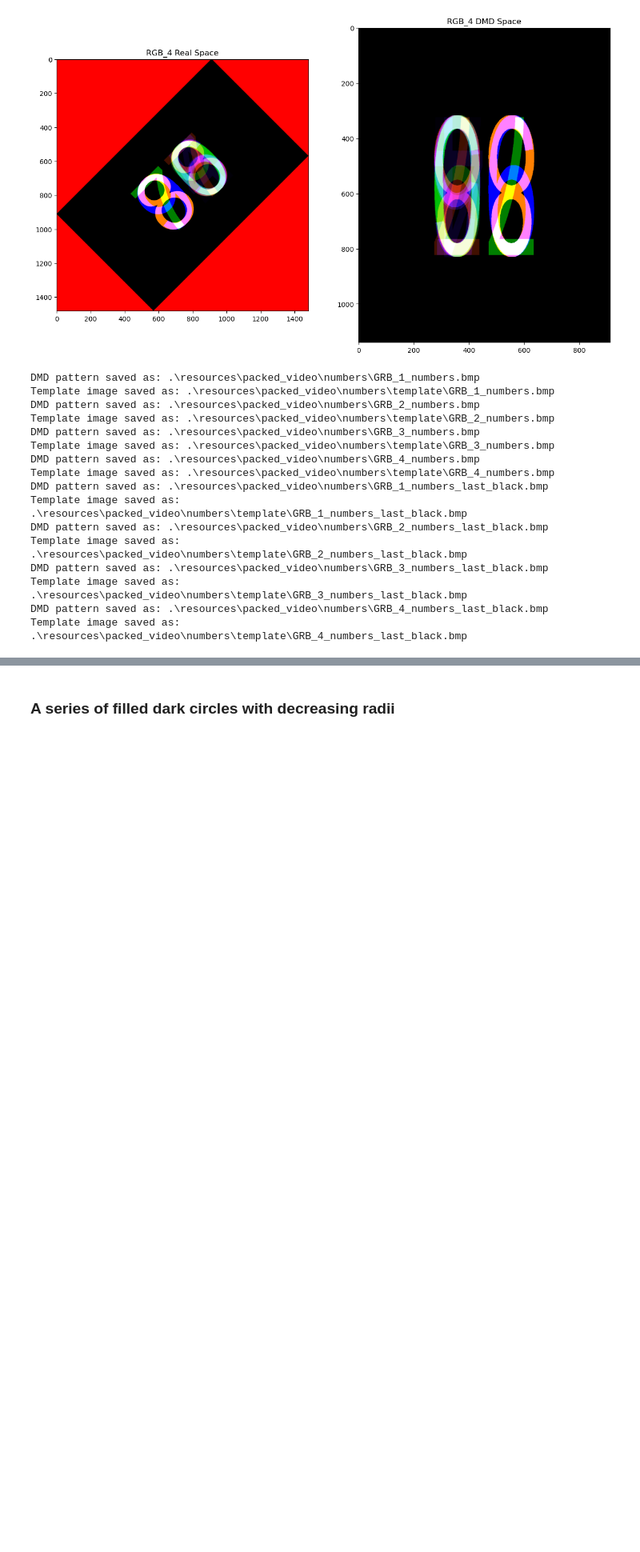
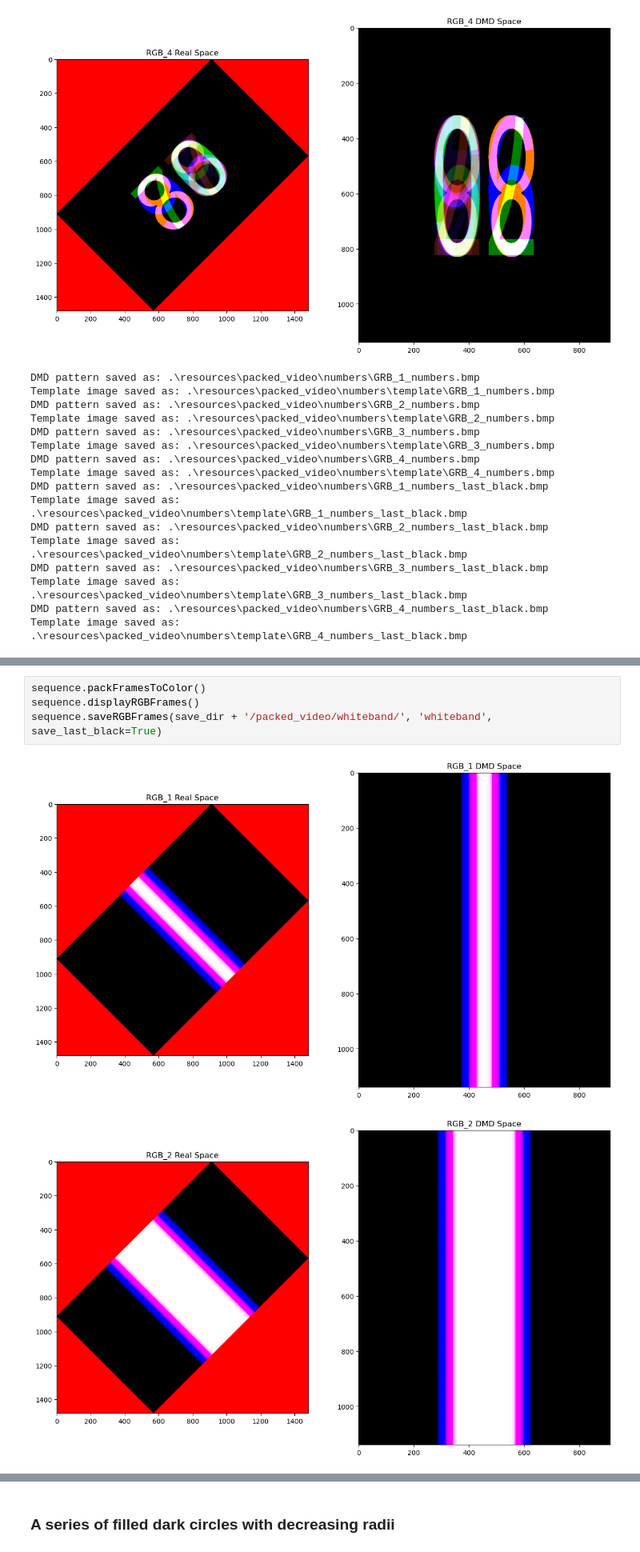
Before and after one commit to ChinLabQMS/DMD-pattern-generator, a Jupyter notebook: DMD_sequence_generation.ipynb, the cells around one changed output, grey strips where cells are left out. Shown at 80% size. Cells and saved outputs as stored; diff of their text form; blank space fills up the shorter version.

```diff
--- a/DMD_sequence_generation.ipynb
+++ b/DMD_sequence_generation.ipynb
@@ -77,0 +62,7 @@ GIF file saved as: .\resources\packed_video\expanding_whiteband\whiteband.gif
+# %%
+sequence.packFramesToColor()
+sequence.displayRGBFrames()
+sequence.saveRGBFrames(save_dir + '/packed_video/whiteband/', 'whiteband', save_last_black=True)
+# %% [output]
+[figure, added]
+[figure, added]
```
Also changed, not shown: parts of 9 cells of this notebook, 1 other file.
